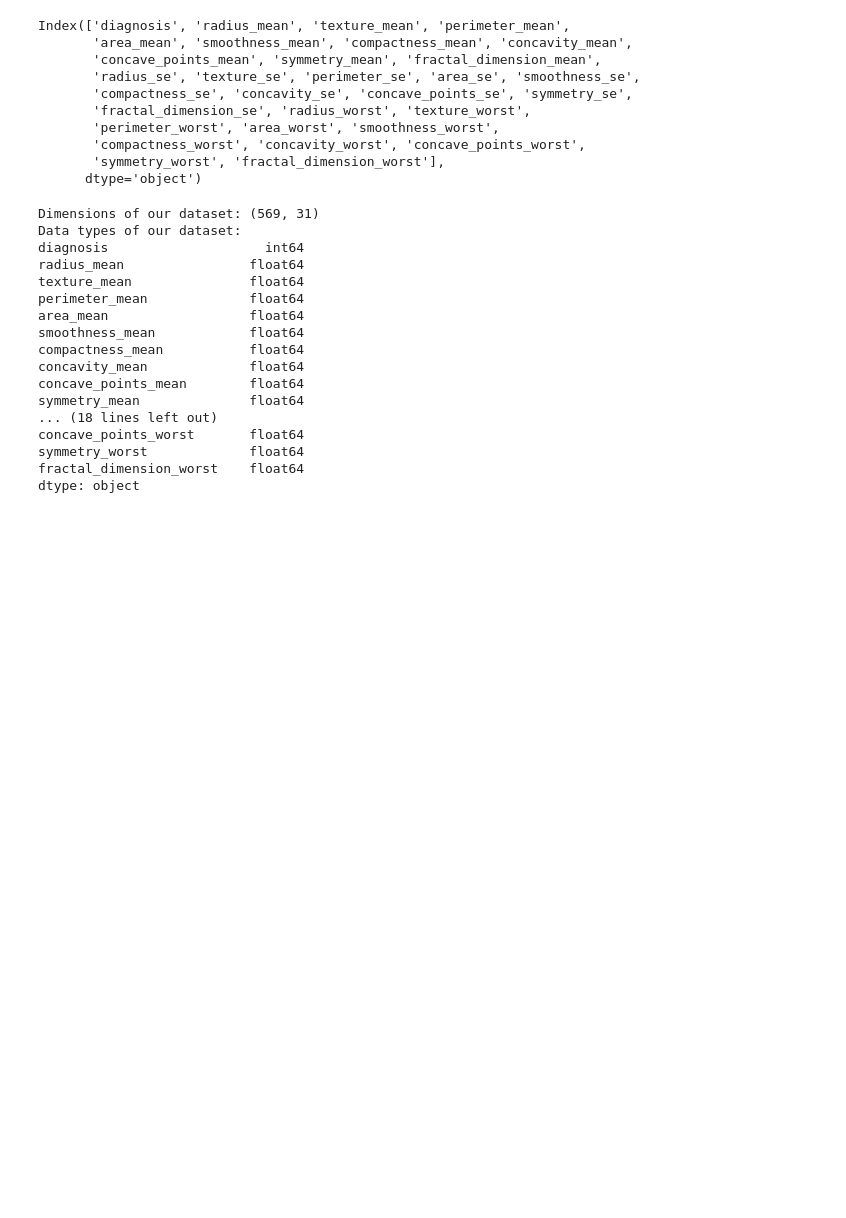
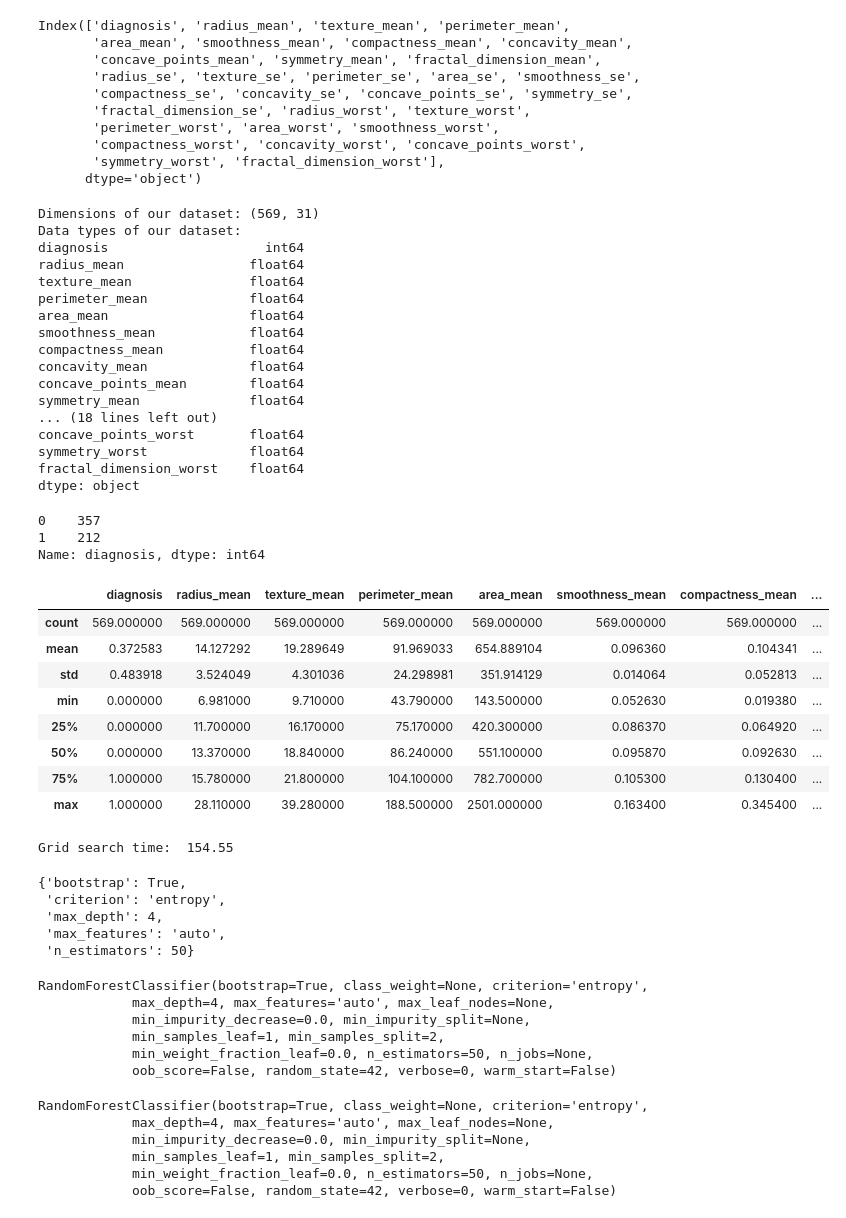
Before and after one commit to ivanlis/ml_python, a Jupyter notebook: 11random_forest.ipynb, the cells around one changed output. Saved outputs shown, nothing was run; the diff lists cells and outputs as text; code cells hidden in the pictures; blank space fills up the shorter version.

```diff
--- a/11random_forest.ipynb
+++ b/11random_forest.ipynb
@@ -39,7 +39,15 @@ names = ['id_number', 'diagnosis', 'radius_mean',
 
 dx = ['Benign', 'Malignant']
 
-brcData = pd.read_csv(urlopen(uciDataUrl), names = names)
+brcData = pd.DataFrame()
+dataFileName = 'data/brc.csv'
+
+from os.path import isfile
+if isfile(dataFileName):
+    brcData = pd.read_csv(dataFileName, header = 0)
+else:
+    brcData = pd.read_csv(urlopen(uciDataUrl), names = names)
+    brcData.to_csv('data/brc.csv', index = False)
 # %%
 brcData[0:7]
 # %% [output]
@@ -142,3 +150,21 @@ concave_points_worst       float64
 symmetry_worst             float64
 fractal_dimension_worst    float64
 dtype: object
+# %%
+brcData['diagnosis'].value_counts()
+# %% [output]
+0    357
+1    212
+Name: diagnosis, dtype: int64
+# %%
+brcData.describe()
+# %% [output]
+|  | diagnosis | radius_mean | texture_mean | perimeter_mean | area_mean | smoothness_mean | compactness_mean | ... |
+| count | 569.000000 | 569.000000 | 569.000000 | 569.000000 | 569.000000 | 569.000000 | 569.000000 | ... |
+| mean | 0.372583 | 14.127292 | 19.289649 | 91.969033 | 654.889104 | 0.096360 | 0.104341 | ... |
+| std | 0.483918 | 3.524049 | 4.301036 | 24.298981 | 351.914129 | 0.014064 | 0.052813 | ... |
+| min | 0.000000 | 6.981000 | 9.710000 | 43.790000 | 143.500000 | 0.052630 | 0.019380 | ... |
+| 25% | 0.000000 | 11.700000 | 16.170000 | 75.170000 | 420.300000 | 0.086370 | 0.064920 | ... |
+| 50% | 0.000000 | 13.370000 | 18.840000 | 86.240000 | 551.100000 | 0.095870 | 0.092630 | ... |
+| 75% | 1.000000 | 15.780000 | 21.800000 | 104.100000 | 782.700000 | 0.105300 | 0.130400 | ... |
+| max | 1.000000 | 28.110000 | 39.280000 | 188.500000 | 2501.000000 | 0.163400 | 0.345400 | ... |
@@ -144,0 +180,46 @@ dtype: object
+# %%
+np.random.seed(42)
+paramDist = {
+    'max_depth': [2, 3, 4],
+    'bootstrap': [True, False],
+    'max_features': ['auto', 'sqrt', 'log2', None],
+    'criterion': ['gini', 'entropy'],
+    'n_estimators': [10, 50]
+}
+
+randomForest = RandomForestClassifier(random_state = 42)
+
+start = time.time()
+gridSearch = GridSearchCV(randomForest, cv = 10, param_grid = paramDist)
+gridSearch.fit(trainingSet, classSet)
+end = time.time()
+print('Grid search time: {0: .2f}'.format(end - start))
+# %% [output]
+Grid search time:  154.55
+# %%
+gridSearch.best_params_
+# %% [output]
+{'bootstrap': True,
+ 'criterion': 'entropy',
+ 'max_depth': 4,
+ 'max_features': 'auto',
+ 'n_estimators': 50}
+# %%
+randomForest.set_params(criterion = 'entropy', max_depth = 4,
+                        max_features = 'auto', n_estimators = 50)
+# %% [output]
+RandomForestClassifier(bootstrap=True, class_weight=None, criterion='entropy',
+            max_depth=4, max_features='auto', max_leaf_nodes=None,
+            min_impurity_decrease=0.0, min_impurity_split=None,
+            min_samples_leaf=1, min_samples_split=2,
+            min_weight_fraction_leaf=0.0, n_estimators=50, n_jobs=None,
+            oob_score=False, random_state=42, verbose=0, warm_start=False)
+# %%
+randomForest.fit(trainingSet, classSet)
+# %% [output]
+RandomForestClassifier(bootstrap=True, class_weight=None, criterion='entropy',
+            max_depth=4, max_features='auto', max_leaf_nodes=None,
+            min_impurity_decrease=0.0, min_impurity_split=None,
+            min_samples_leaf=1, min_samples_split=2,
+            min_weight_fraction_leaf=0.0, n_estimators=50, n_jobs=None,
+            oob_score=False, random_state=42, verbose=0, warm_start=False)
```
Also changed, not shown: parts of 4 cells of this notebook, 2 other files.
